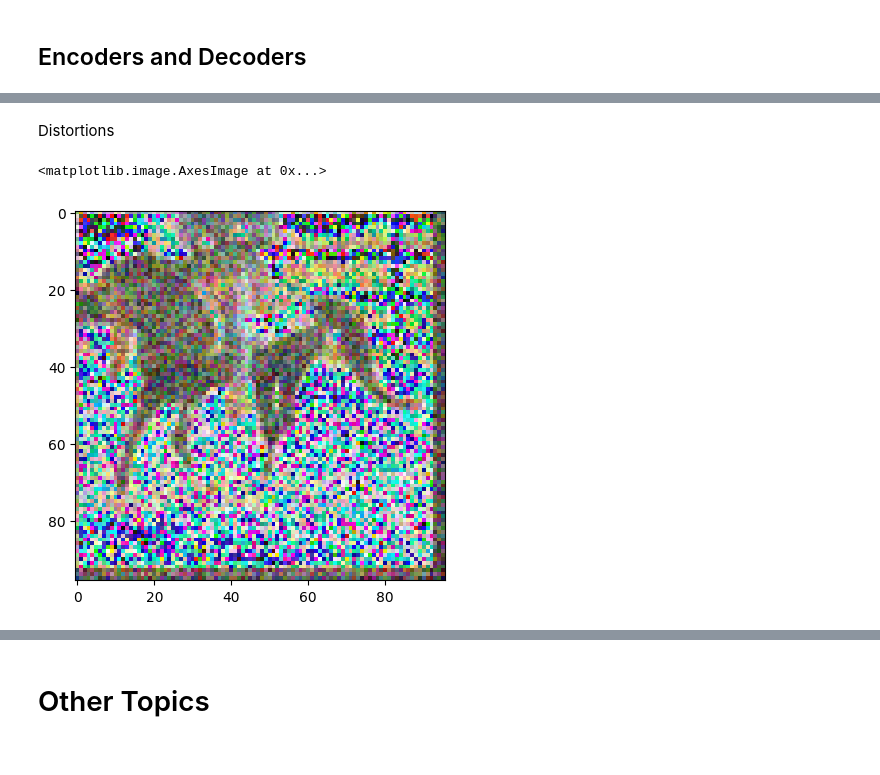
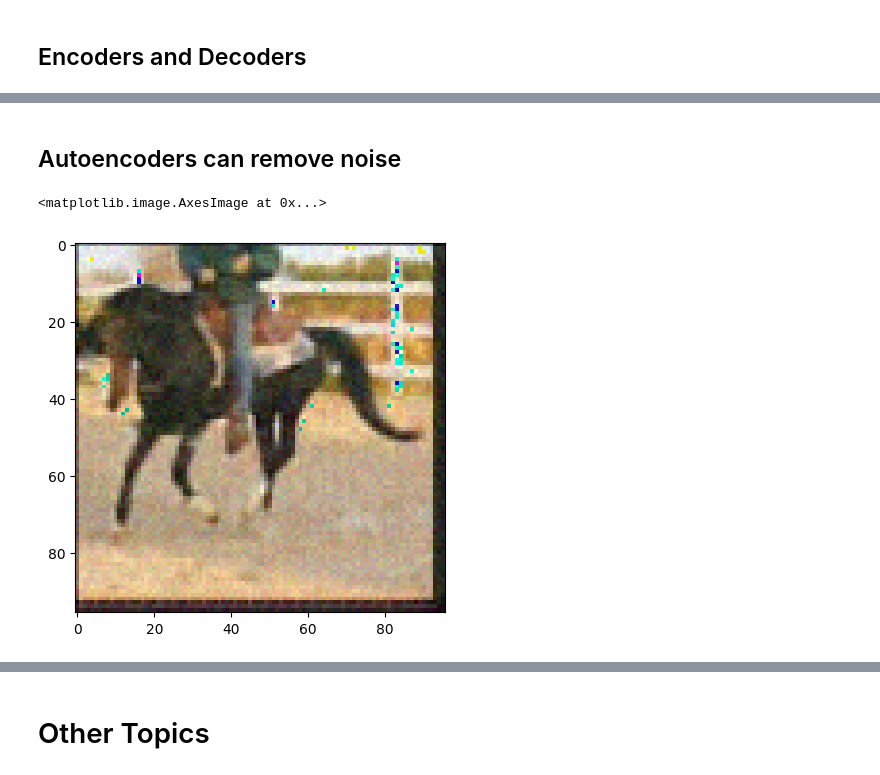
Before and after one commit to joseph-hellerstein/pixel_proficiency, a Jupyter notebook: notebooks/Pixel_Proficiency_4_self-supervised-autoencoders.ipynb, the cells around one changed output, grey strips where cells are left out. Cells and saved outputs as stored; diff of their text form; code cells hidden in the pictures.

```diff
--- a/notebooks/Pixel_Proficiency_4_self-supervised-autoencoders.ipynb
+++ b/notebooks/Pixel_Proficiency_4_self-supervised-autoencoders.ipynb
@@ -715,11 +738,11 @@ plt.imshow(predictions[0].detach().cpu().numpy().astype(np.uint8))
 [figure]
 # %% [markdown]
-Distortions
+## Autoencoders can remove noise
 # %%
-distortion_arr = (0.5*np.random.random(np.prod(ANIMALS_IMAGE_SHAPE))*255).astype(np.uint8)
+distortion_arr = (np.random.random(np.prod(ANIMALS_IMAGE_SHAPE))*30).astype(np.uint8)
 distortion_arr = np.reshape(distortion_arr, ANIMALS_IMAGE_SHAPE)
 distorted_image = predictions[0].detach().cpu().numpy().astype(np.uint8) + distortion_arr
 plt.imshow(distorted_image)
 # %% [output]
 <matplotlib.image.AxesImage at 0x...>
-[figure, old version]
+[figure, new version]
```
Also changed, not shown: parts of 17 cells of this notebook, 5 other files.
